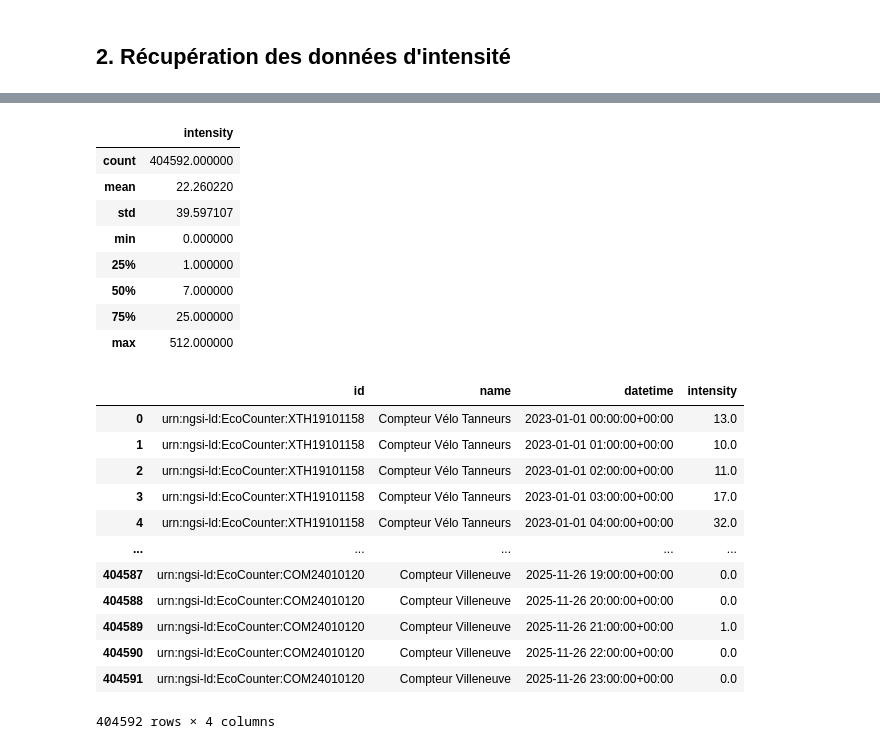
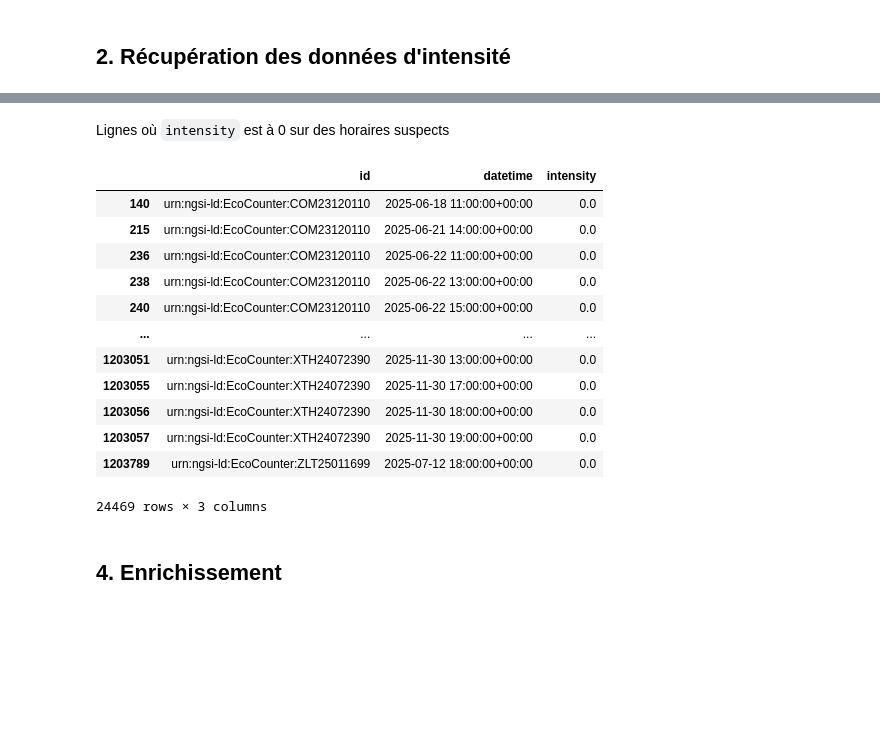
Before and after one commit to marwaboulkasim/prevision-du-Trafic-Cyclable, a Jupyter notebook: notebooks/exploration_mat.ipynb, the cells around one changed output, grey strips where cells are left out. Saved outputs shown, nothing was run; the diff lists cells and outputs as text; code cells hidden in the pictures; blank space fills up the shorter version.

```diff
--- a/notebooks/exploration_mat.ipynb
+++ b/notebooks/exploration_mat.ipynb
@@ -200 +210,27 @@ See the caveats in the documentation: https://pandas.pydata.org/pandas-docs/stab
+# %% [markdown]
+Lignes où `intensity` est à 0 sur des horaires suspects
+# %%
+display(
+    nan_filled_df.loc[
+        (nan_filled_df["intensity"] == 0)
+        & (nan_filled_df["datetime"].dt.hour <= 19)
+        & (nan_filled_df["datetime"].dt.hour >= 8)
+    ]
+)
+# %% [output]
+|  | id | datetime | intensity |
+| 140 | urn:ngsi-ld:EcoCounter:COM23120110 | 2025-06-18 11:00:00+00:00 | 0.0 |
+| 215 | urn:ngsi-ld:EcoCounter:COM23120110 | 2025-06-21 14:00:00+00:00 | 0.0 |
+| 236 | urn:ngsi-ld:EcoCounter:COM23120110 | 2025-06-22 11:00:00+00:00 | 0.0 |
+| 238 | urn:ngsi-ld:EcoCounter:COM23120110 | 2025-06-22 13:00:00+00:00 | 0.0 |
+| 240 | urn:ngsi-ld:EcoCounter:COM23120110 | 2025-06-22 15:00:00+00:00 | 0.0 |
+| ... | ... | ... | ... |
+| 1203051 | urn:ngsi-ld:EcoCounter:XTH24072390 | 2025-11-30 13:00:00+00:00 | 0.0 |
+| 1203055 | urn:ngsi-ld:EcoCounter:XTH24072390 | 2025-11-30 17:00:00+00:00 | 0.0 |
+| 1203056 | urn:ngsi-ld:EcoCounter:XTH24072390 | 2025-11-30 18:00:00+00:00 | 0.0 |
+| 1203057 | urn:ngsi-ld:EcoCounter:XTH24072390 | 2025-11-30 19:00:00+00:00 | 0.0 |
+| 1203789 | urn:ngsi-ld:EcoCounter:ZLT25011699 | 2025-07-12 18:00:00+00:00 | 0.0 |
+24469 rows × 3 columns
+# %% [markdown]
+## 4. Enrichissement
 # %%
@@ -204,29 +242 @@ if "name" not in df.columns:
-# %%
-df.describe()
-# %% [output]
-|  | intensity |
-| count | 404592.000000 |
-| mean | 22.260220 |
-| std | 39.597107 |
-| min | 0.000000 |
-| 25% | 1.000000 |
-| 50% | 7.000000 |
-| 75% | 25.000000 |
-| max | 512.000000 |
-# %%
-df
-# %% [output]
-|  | id | name | datetime | intensity |
-| 0 | urn:ngsi-ld:EcoCounter:XTH19101158 | Compteur Vélo Tanneurs | 2023-01-01 00:00:00+00:00 | 13.0 |
-| 1 | urn:ngsi-ld:EcoCounter:XTH19101158 | Compteur Vélo Tanneurs | 2023-01-01 01:00:00+00:00 | 10.0 |
-| 2 | urn:ngsi-ld:EcoCounter:XTH19101158 | Compteur Vélo Tanneurs | 2023-01-01 02:00:00+00:00 | 11.0 |
-| 3 | urn:ngsi-ld:EcoCounter:XTH19101158 | Compteur Vélo Tanneurs | 2023-01-01 03:00:00+00:00 | 17.0 |
-| 4 | urn:ngsi-ld:EcoCounter:XTH19101158 | Compteur Vélo Tanneurs | 2023-01-01 04:00:00+00:00 | 32.0 |
-| ... | ... | ... | ... | ... |
-| 404587 | urn:ngsi-ld:EcoCounter:COM24010120 | Compteur Villeneuve | 2025-11-26 19:00:00+00:00 | 0.0 |
-| 404588 | urn:ngsi-ld:EcoCounter:COM24010120 | Compteur Villeneuve | 2025-11-26 20:00:00+00:00 | 0.0 |
-| 404589 | urn:ngsi-ld:EcoCounter:COM24010120 | Compteur Villeneuve | 2025-11-26 21:00:00+00:00 | 1.0 |
-| 404590 | urn:ngsi-ld:EcoCounter:COM24010120 | Compteur Villeneuve | 2025-11-26 22:00:00+00:00 | 0.0 |
-| 404591 | urn:ngsi-ld:EcoCounter:COM24010120 | Compteur Villeneuve | 2025-11-26 23:00:00+00:00 | 0.0 |
-404592 rows × 4 columns
 # %%
```
Also changed, not shown: parts of 26 cells of this notebook, 1 other file.
